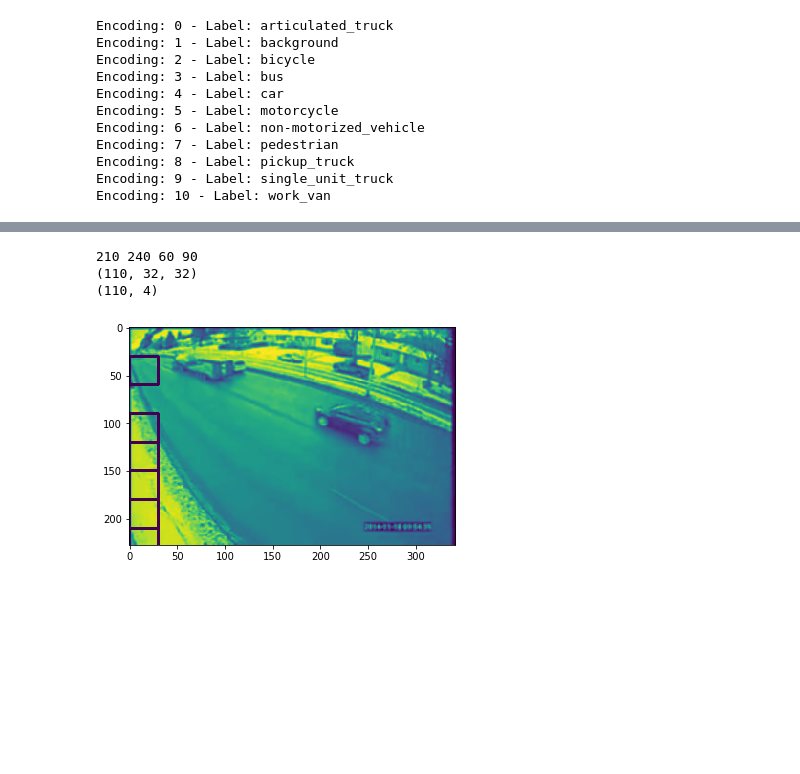
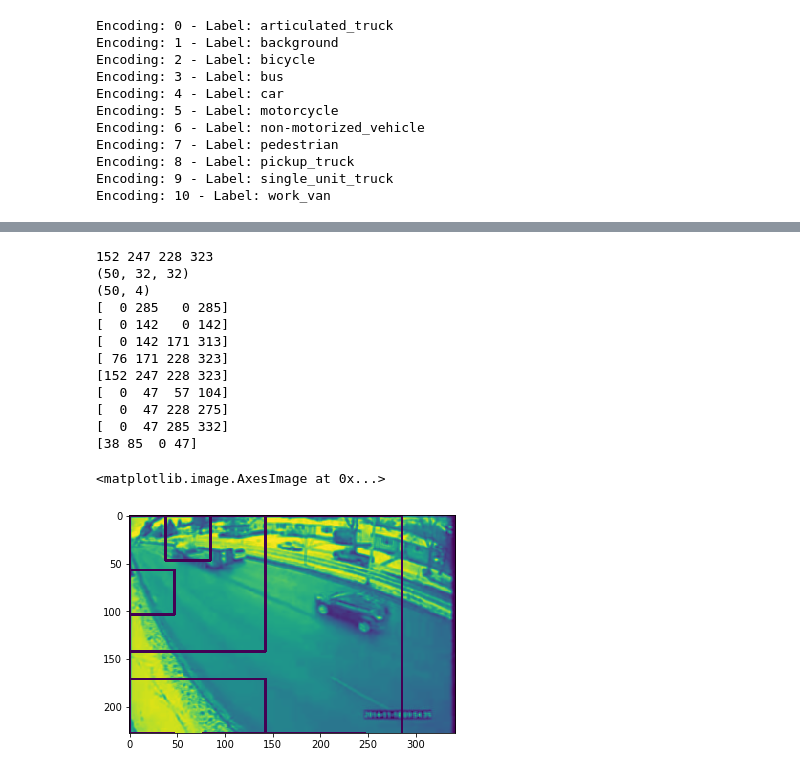
Before and after one commit to bryanjay28/ComputerVisionFinalProject, a Jupyter notebook: object_detection.ipynb, the cells around one changed output, grey strips where cells are left out. Saved outputs shown, nothing was run; the diff lists cells and outputs as text; code cells hidden in the pictures; blank space fills up the shorter version.

```diff
--- a/object_detection.ipynb
+++ b/object_detection.ipynb
@@ -56,8 +56,8 @@ Encoding: 10 - Label: work_van
 def sliding_window(img, stride_x = 30, stride_y = 30, crop_size = 100):
     windows = []
     boxes = []
-    for i in range(0, img.shape[0] - 10, stride_y):
-        for j in range(0, img.shape[1] - 10, stride_x):
+    for i in range(0, img.shape[0], stride_y):
+        for j in range(0, img.shape[1], stride_x):
             windows.append(cv2.resize((img[i:i+crop_size, j:j+crop_size]), (32,32)))
             #windows.append(img[i:i+crop_size, j:j+crop_size])
             boxes.append((i, i+crop_size, j ,j+crop_size))
@@ -66,11 +66,12 @@ def sliding_window(img, stride_x = 30, stride_y = 30, crop_size = 100):
 def get_windows(img):
     windows = []
     coords = []
-    big_windows, big_boxes = (sliding_window(img, stride_x = 250, stride_y = 250, crop_size = 250))
-    mid_windows, mid_boxes = (sliding_window(img, stride_x = 100, stride_y = 100, crop_size = 100))
-    small_windows, small_boxes = (sliding_window(img, stride_x = 30, stride_y = 30, crop_size = 30))
-    windows.append(big_windows + mid_windows + small_windows)
-    coords.append(big_boxes + mid_boxes + small_boxes)
+    big_windows, big_boxes = (sliding_window(img, stride_x = img.shape[1], stride_y = img.shape[0], crop_size = (img.shape[1]+img.shape[0])//2))
+    mid_windows, mid_boxes = (sliding_window(img, stride_x = img.shape[1]//2, stride_y = img.shape[0]//2, crop_size = (img.shape[1]+img.shape[0])//4))
+    small_windows, small_boxes = (sliding_window(img, stride_x = img.shape[1]//3, stride_y = img.shape[0]//3, crop_size = (img.shape[1]+img.shape[0])//6))
+    tiny_windows, tiny_boxes = (sliding_window(img, stride_x = img.shape[1]//6, stride_y = img.shape[0]//6, crop_size = (img.shape[1]+img.shape[0])//12))
+    windows.append(big_windows + mid_windows + small_windows + tiny_windows)
+    coords.append(big_boxes + mid_boxes + small_boxes + tiny_boxes)
     return windows, coords
 
 def eval_window(window):
@@ -99,21 +100,31 @@ for window in win:
 # %%
 win, coo = get_windows(images[0])
 win = np.array(win)
 win = win.reshape(-1,32,32)
 coo = np.array(coo)
 coo = coo.reshape(win.shape[0],-1)
-xi, xf, yi, yf = coo[100]
 print(xi, xf, yi, yf)
 print(win.shape)
 print(coo.shape)
 clone = images[0].copy()
 for i, window in enumerate (win):
     if(eval_window(window))!='background':
         xi, xf, yi, yf = coo[i]
+        print(coo[i])
         clone = cv2.rectangle(clone, (xi, yi), (xf, yf), (0, 0, 0), 2)
-    plt.imshow(clone)
+plt.imshow(clone)
 # %% [output]
-210 240 60 90
-(110, 32, 32)
-(110, 4)
+152 247 228 323
+(50, 32, 32)
+(50, 4)
+[  0 285   0 285]
+[  0 142   0 142]
+[  0 142 171 313]
+[ 76 171 228 323]
+[152 247 228 323]
+[  0  47  57 104]
+[  0  47 228 275]
+[  0  47 285 332]
+[38 85  0 47]
+<matplotlib.image.AxesImage at 0x...>
-[figure, old version]
+[figure, new version]
```
Also changed, not shown: parts of 3 cells of this notebook.
